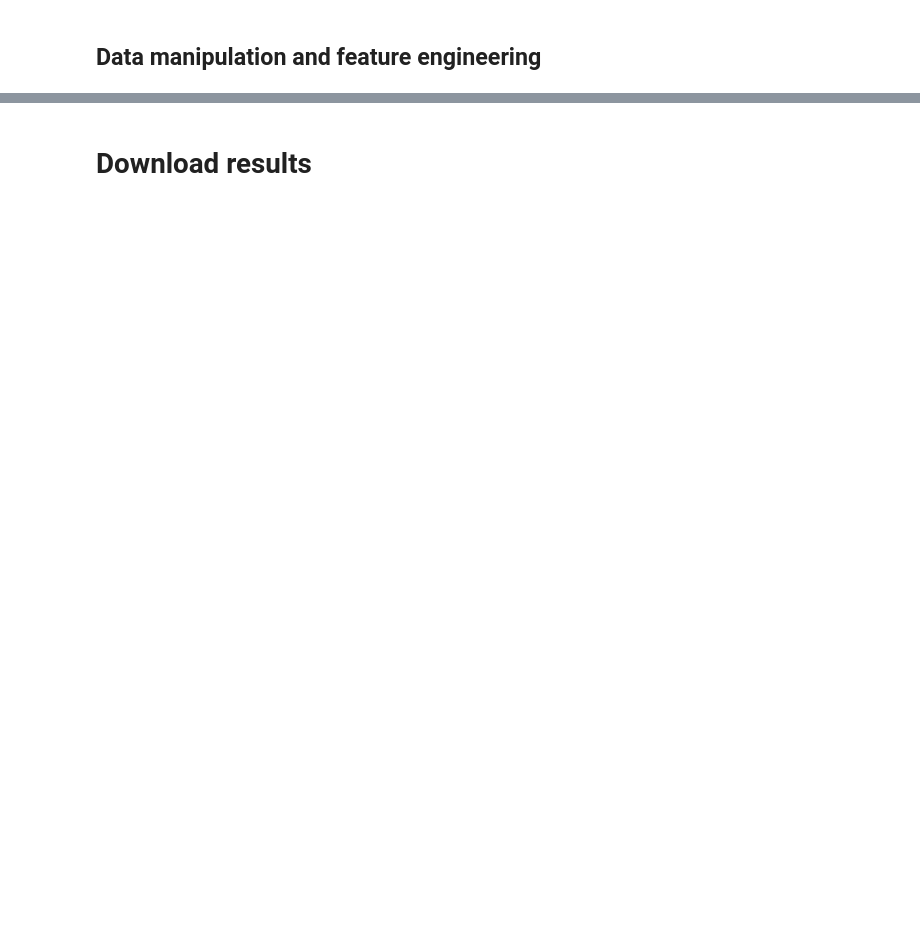
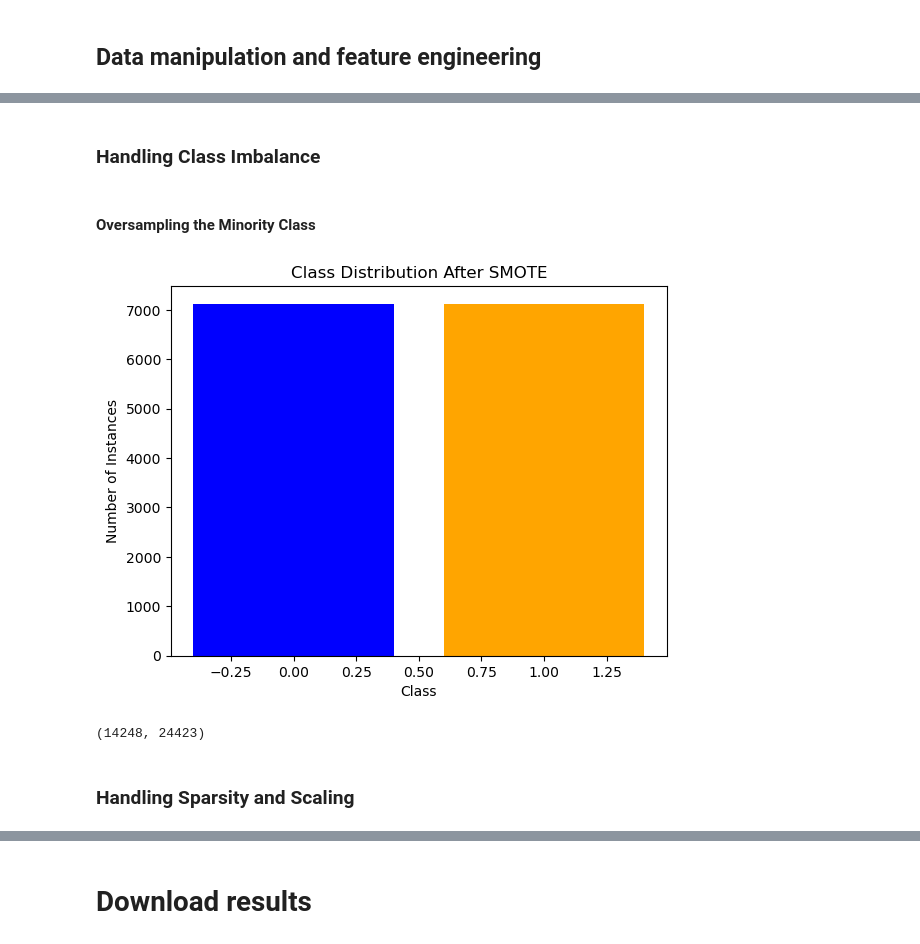
Before and after one commit to 40131322/Classer-le-text---Text-classification, a Jupyter notebook: Milestone 2/Milestone_1_w_scikit.ipynb, the cells around one changed output, grey strips where cells are left out. Cells and saved outputs as stored; diff of their text form; code cells hidden in the pictures; blank space fills up the shorter version.

```diff
--- a/Milestone 2/Milestone_1_w_scikit.ipynb
+++ b/Milestone 2/Milestone_1_w_scikit.ipynb
@@ -303,2 +259,34 @@ print(stop_word_indices)
+# %% [markdown]
+### Handling Class Imbalance
+# %% [markdown]
+ #### Oversampling the Minority Class
+# %%
+# Convert to DataFrame for SMOTE
+data_balanced = pd.DataFrame(csr_matrix(x_train_start).todense())
+data_balanced['label'] = y_raw
+
+# Separate features and labels
+X = data_balanced.drop('label', axis=1)
+y = data_balanced['label']
+
+# Apply SMOTE to balance the dataset
+smote = SMOTE(random_state=42)
+x_balanced, y_balanced = smote.fit_resample(X, y)
+
+# Plot the new class distribution
+unique_balanced, counts_balanced = np.unique(y_balanced, return_counts=True)
+plt.bar(unique_balanced, counts_balanced, color=['blue', 'orange'])
+plt.xlabel("Class")
+plt.ylabel("Number of Instances")
+plt.title("Class Distribution After SMOTE")
+plt.show()
+# %% [output]
+[figure, added]
+# %%
+x_balanced.shape
+# %% [output]
+(14248, 24423)
+# %% [markdown]
+### Handling Sparsity and Scaling
 # %%
 
```
Also changed, not shown: parts of 67 cells of this notebook, 21 other files.
